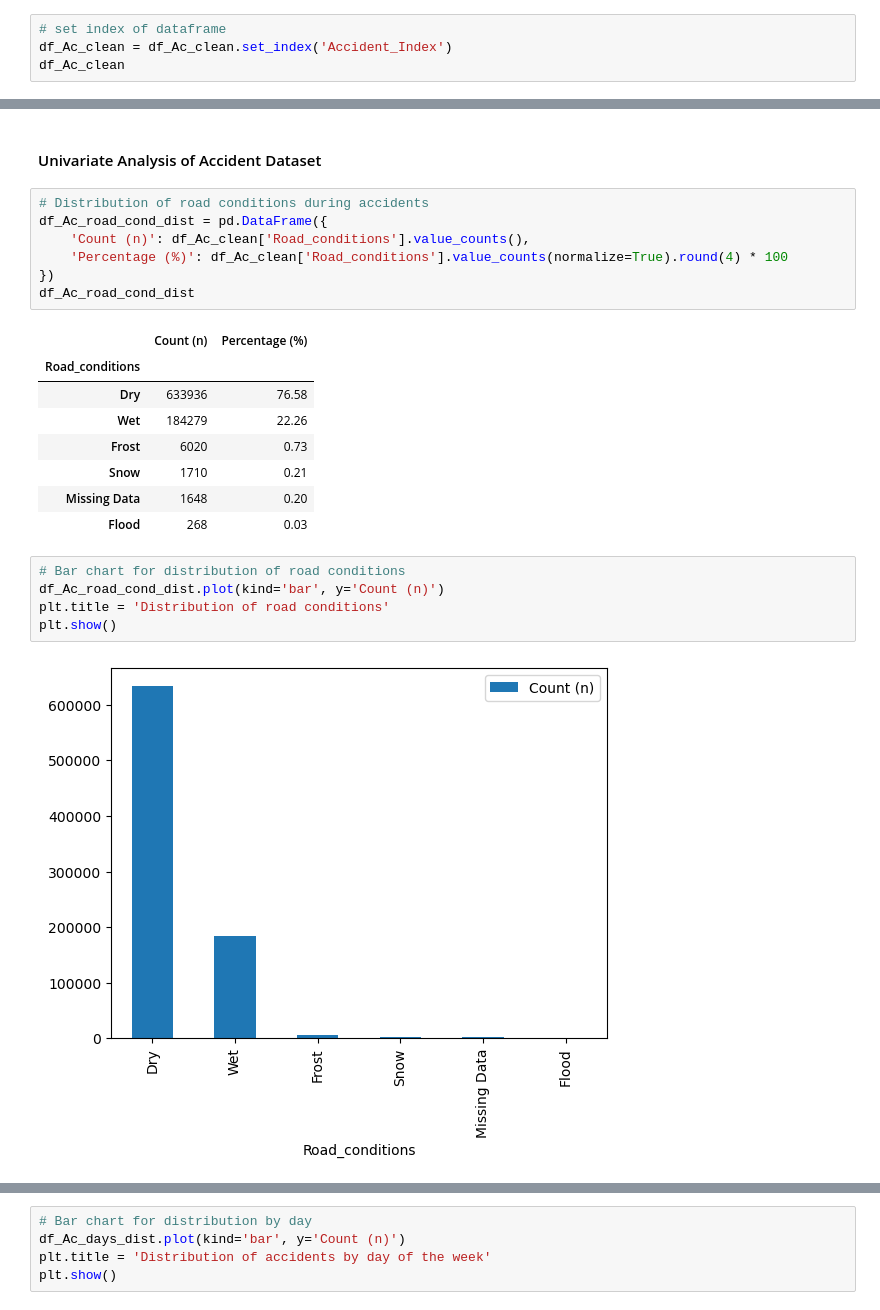
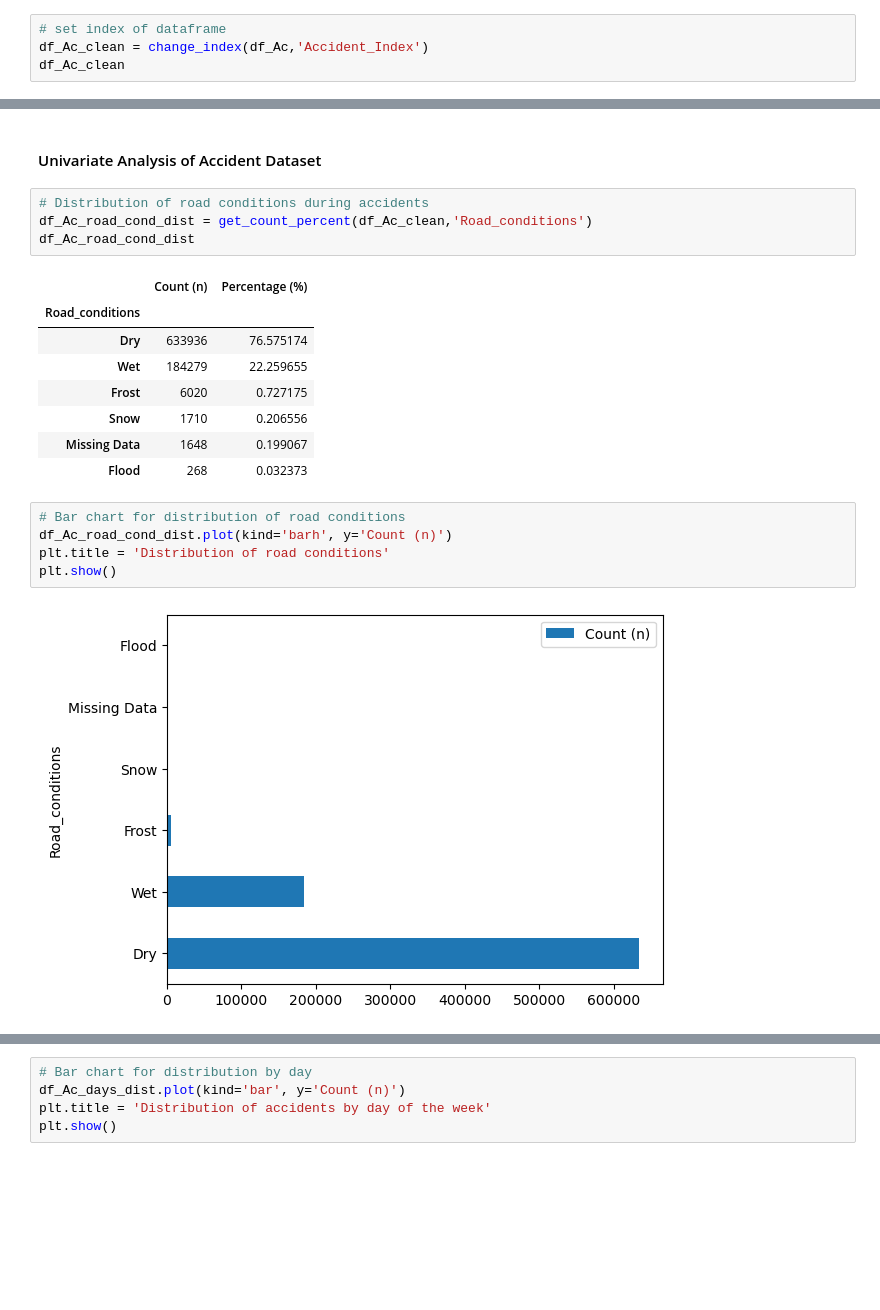
Before and after one commit to mchase007/EDA_UK_Bicycle_Accidents_1979_2018, a Jupyter notebook: EDA_BicycleAccidents.ipynb, the cells around one changed output, grey strips where cells are left out. Cells and saved outputs as stored; diff of their text form; blank space fills up the shorter version.

```diff
--- a/EDA_BicycleAccidents.ipynb
+++ b/EDA_BicycleAccidents.ipynb
@@ -146,7 +228,7 @@ df_Ac_clean.head()
 | 4 | 197901A4SKO47 | 2 | 1 | 1979-04-01 | 18:50 | 30.0 | ... |
 # %%
 # set index of dataframe
-df_Ac_clean = df_Ac_clean.set_index('Accident_Index')
+df_Ac_clean = change_index(df_Ac,'Accident_Index')
 df_Ac_clean
 # %% [output]
 |  | Number_of_Vehicles | Number_of_Casualties | Date | Time | Speed_limit | Road_conditions | ... |
@@ -454,26 +528,23 @@ plt.show()
 #### Univariate Analysis of Accident Dataset
 # %%
 # Distribution of road conditions during accidents
-df_Ac_road_cond_dist = pd.DataFrame({
-    'Count (n)': df_Ac_clean['Road_conditions'].value_counts(),
-    'Percentage (%)': df_Ac_clean['Road_conditions'].value_counts(normalize=True).round(4) * 100
-})
+df_Ac_road_cond_dist = get_count_percent(df_Ac_clean,'Road_conditions')
 df_Ac_road_cond_dist
 # %% [output]
 |  | Count (n) | Percentage (%) |
 | Road_conditions |  |  |
-| Dry | 633936 | 76.58 |
-| Wet | 184279 | 22.26 |
-| Frost | 6020 | 0.73 |
-| Snow | 1710 | 0.21 |
-| Missing Data | 1648 | 0.20 |
-| Flood | 268 | 0.03 |
+| Dry | 633936 | 76.575174 |
+| Wet | 184279 | 22.259655 |
+| Frost | 6020 | 0.727175 |
+| Snow | 1710 | 0.206556 |
+| Missing Data | 1648 | 0.199067 |
+| Flood | 268 | 0.032373 |
 # %%
 # Bar chart for distribution of road conditions
-df_Ac_road_cond_dist.plot(kind='bar', y='Count (n)')
+df_Ac_road_cond_dist.plot(kind='barh', y='Count (n)')
 plt.title = 'Distribution of road conditions'
 plt.show()
 # %% [output]
-[figure, old version]
+[figure, new version]
 # %%
 # Distribution of weather conditions during accidents
```
Also changed, not shown: parts of 45 cells of this notebook.
